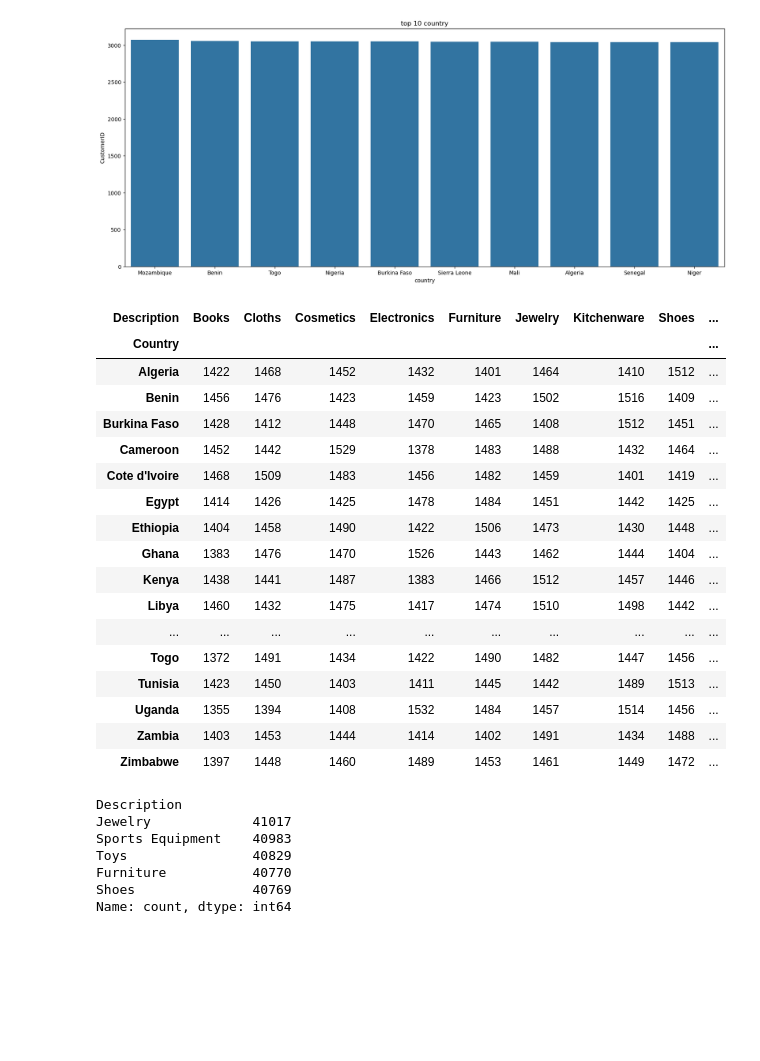
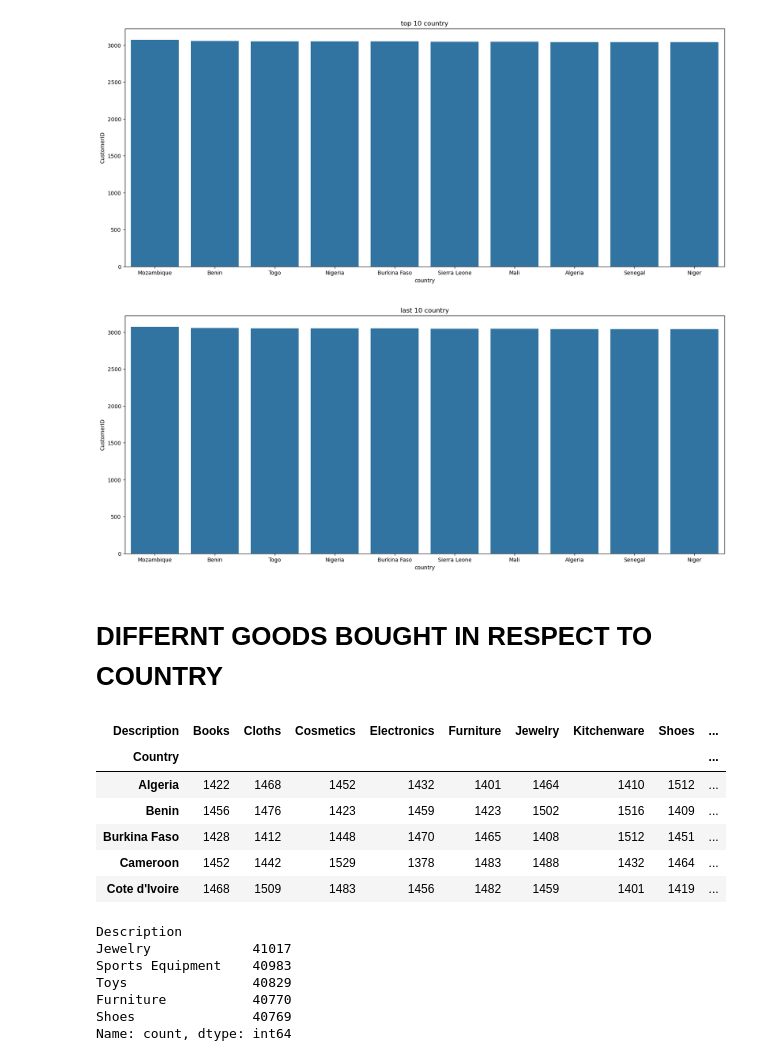
Before and after one commit to DaVinciAyo/Cohort-ecom, a Jupyter notebook: notebooks/ecom.ipynb, the cells around one changed output. Saved outputs shown, nothing was run; the diff lists cells and outputs as text; code cells hidden in the pictures; blank space fills up the shorter version.

```diff
--- a/notebooks/ecom.ipynb
+++ b/notebooks/ecom.ipynb
@@ -49,6 +68,6 @@ dtype: int64
 # %%
 #create a new column
-data['total_price']=data['Quantity'] * data['UnitPrice']
+data['Total_price']=data['Quantity'] * data['UnitPrice']
 # %%
 #check if total_price has been added to the dataframe
 data.head()
@@ -132,34 +164,34 @@ plt.ylabel('CustomerID')
 plt.show()
 # %% [output]
 [figure]
+# %%
+#last countries with lowest NUMBER of customer
+Clast10=customer.tail(10)
+plt.figure(figsize=(20,8))
+sns.barplot( x = 'Country', y = 'CustomerID', data=Ctop10)
+plt.title('last 10 country')
+plt.xlabel('country')
+plt.ylabel('CustomerID')
+plt.show()
+# %% [output]
+[figure, added]
+# %% [markdown]
+# DIFFERNT GOODS BOUGHT IN RESPECT TO COUNTRY
 # %%
-
 country_des = data.pivot_table(index='Country',
                                  columns='Description',
                                  aggfunc='size',
                                  fill_value=0)
 
-# Show a few rows of the result
-country_des
+country_des.head(5)
 # %% [output]
 | Description | Books | Cloths | Cosmetics | Electronics | Furniture | Jewelry | Kitchenware | Shoes | ... |
 | Country |  |  |  |  |  |  |  |  | ... |
 | Algeria | 1422 | 1468 | 1452 | 1432 | 1401 | 1464 | 1410 | 1512 | ... |
 | Benin | 1456 | 1476 | 1423 | 1459 | 1423 | 1502 | 1516 | 1409 | ... |
 | Burkina Faso | 1428 | 1412 | 1448 | 1470 | 1465 | 1408 | 1512 | 1451 | ... |
 | Cameroon | 1452 | 1442 | 1529 | 1378 | 1483 | 1488 | 1432 | 1464 | ... |
 | Cote d'Ivoire | 1468 | 1509 | 1483 | 1456 | 1482 | 1459 | 1401 | 1419 | ... |
-| Egypt | 1414 | 1426 | 1425 | 1478 | 1484 | 1451 | 1442 | 1425 | ... |
-| Ethiopia | 1404 | 1458 | 1490 | 1422 | 1506 | 1473 | 1430 | 1448 | ... |
-| Ghana | 1383 | 1476 | 1470 | 1526 | 1443 | 1462 | 1444 | 1404 | ... |
-| Kenya | 1438 | 1441 | 1487 | 1383 | 1466 | 1512 | 1457 | 1446 | ... |
-| Libya | 1460 | 1432 | 1475 | 1417 | 1474 | 1510 | 1498 | 1442 | ... |
-| ... | ... | ... | ... | ... | ... | ... | ... | ... | ... |
-| Togo | 1372 | 1491 | 1434 | 1422 | 1490 | 1482 | 1447 | 1456 | ... |
-| Tunisia | 1423 | 1450 | 1403 | 1411 | 1445 | 1442 | 1489 | 1513 | ... |
-| Uganda | 1355 | 1394 | 1408 | 1532 | 1484 | 1457 | 1514 | 1456 | ... |
-| Zambia | 1403 | 1453 | 1444 | 1414 | 1402 | 1491 | 1434 | 1488 | ... |
-| Zimbabwe | 1397 | 1448 | 1460 | 1489 | 1453 | 1461 | 1449 | 1472 | ... |
 # %%
 most_desc= data['Description'].value_counts()
 # %%
```
Also changed, not shown: parts of 23 cells of this notebook.
